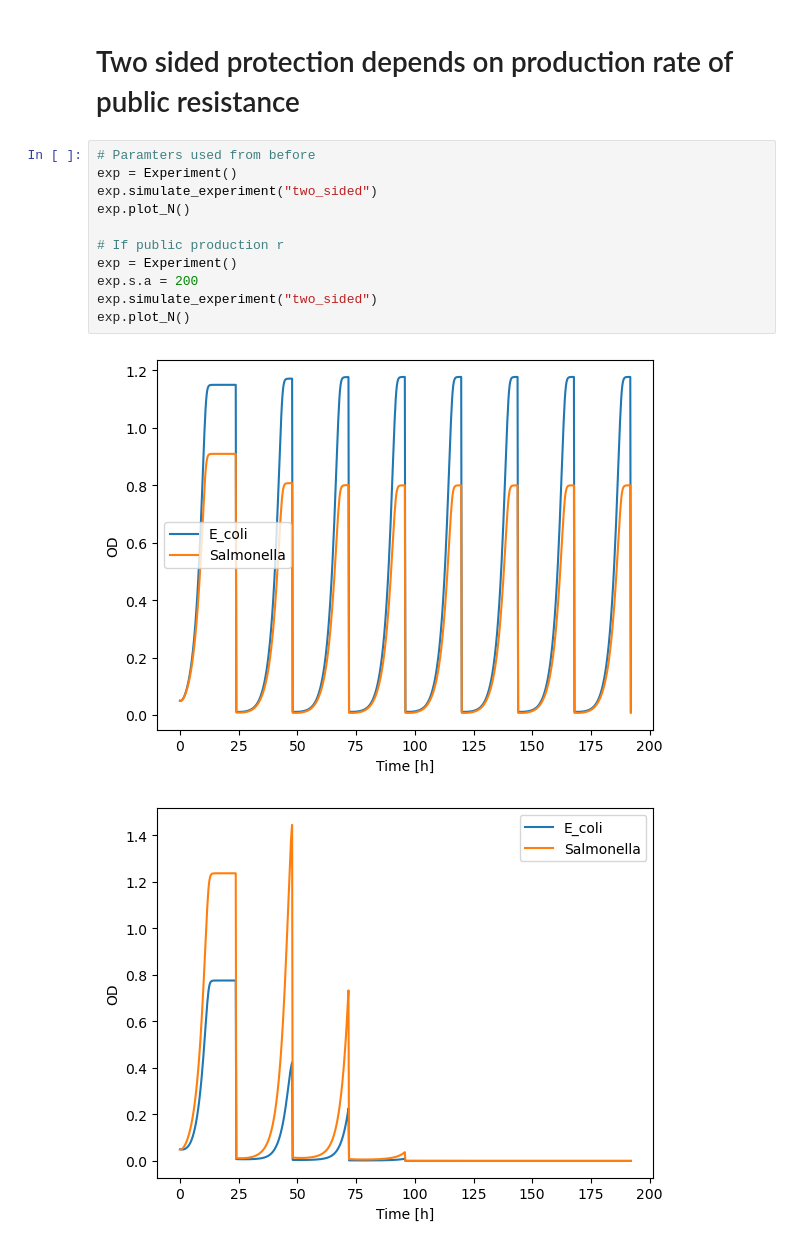
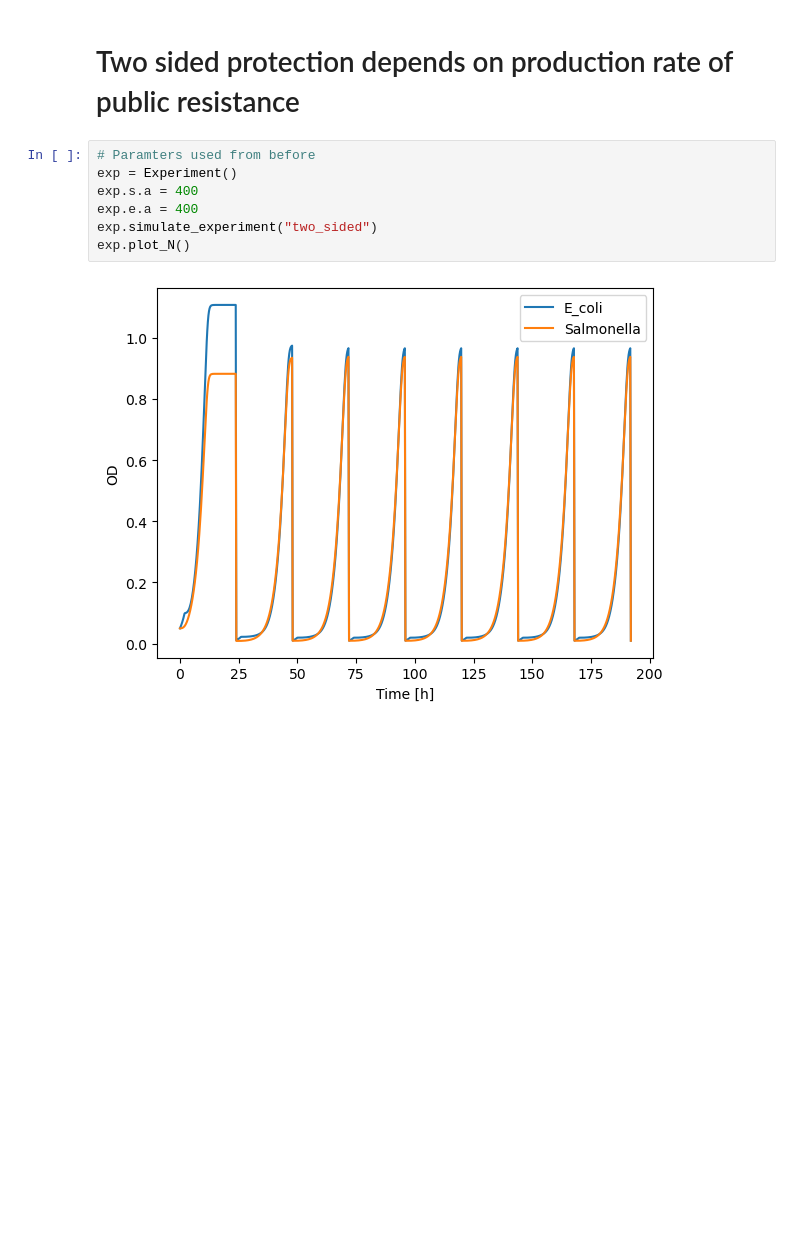
Before and after one commit to nahanoo/toxicity_kuleuven, a Jupyter notebook: overview.ipynb, the cells around one changed output. Cells and saved outputs as stored; diff of their text form; blank space fills up the shorter version.

Commit message:
updated graphs with latest paramters

```diff
--- a/overview.ipynb
+++ b/overview.ipynb
@@ -63,14 +63,9 @@ exp.plot_N()
 # %%
 # Paramters used from before
 exp = Experiment()
+exp.s.a = 400
+exp.e.a = 400
 exp.simulate_experiment("two_sided")
 exp.plot_N()
-
-# If public production r
-exp = Experiment()
-exp.s.a = 200
-exp.simulate_experiment("two_sided")
-exp.plot_N()
 # %% [output]
-[figure, old version]
+[figure, new version]
-[figure, removed]
```
Also changed, not shown: parts of 4 cells of this notebook.
